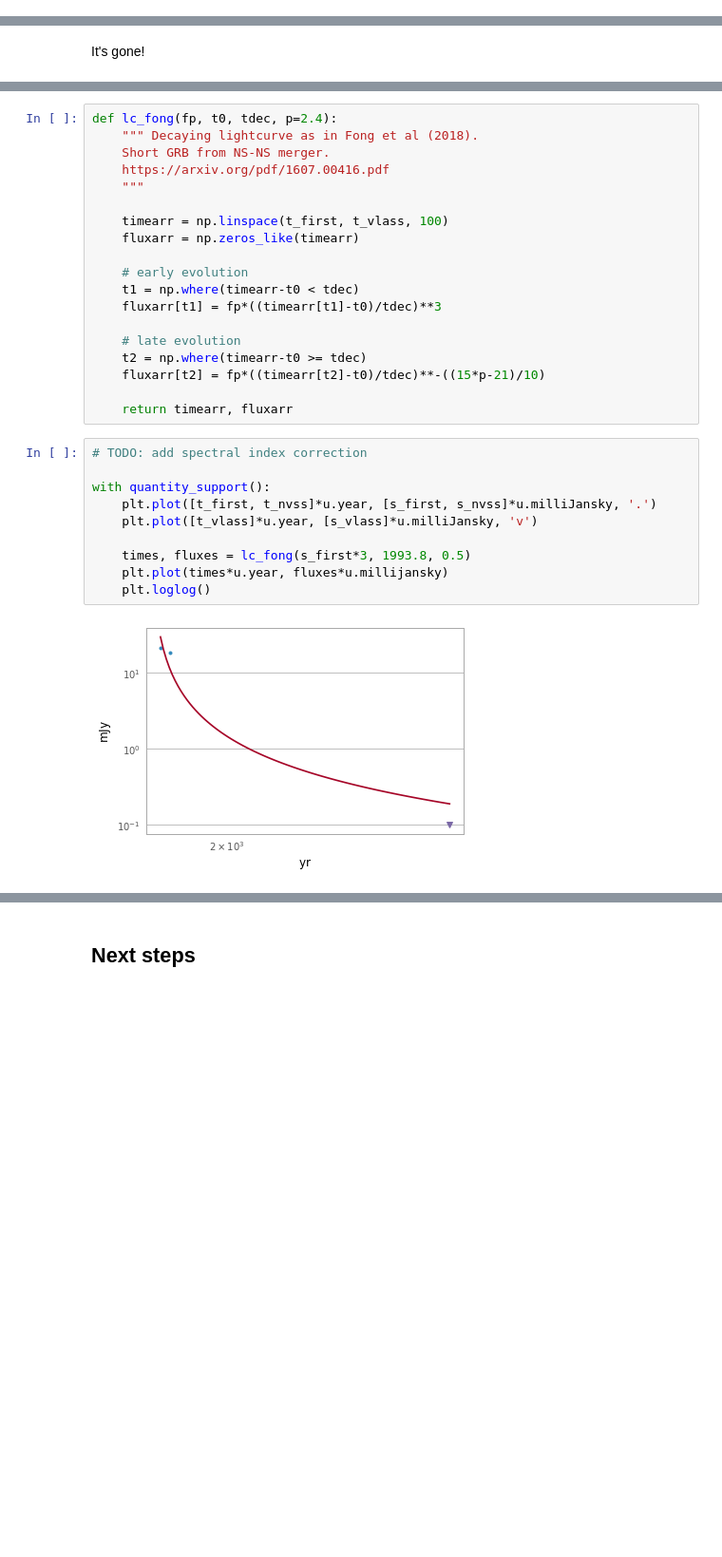
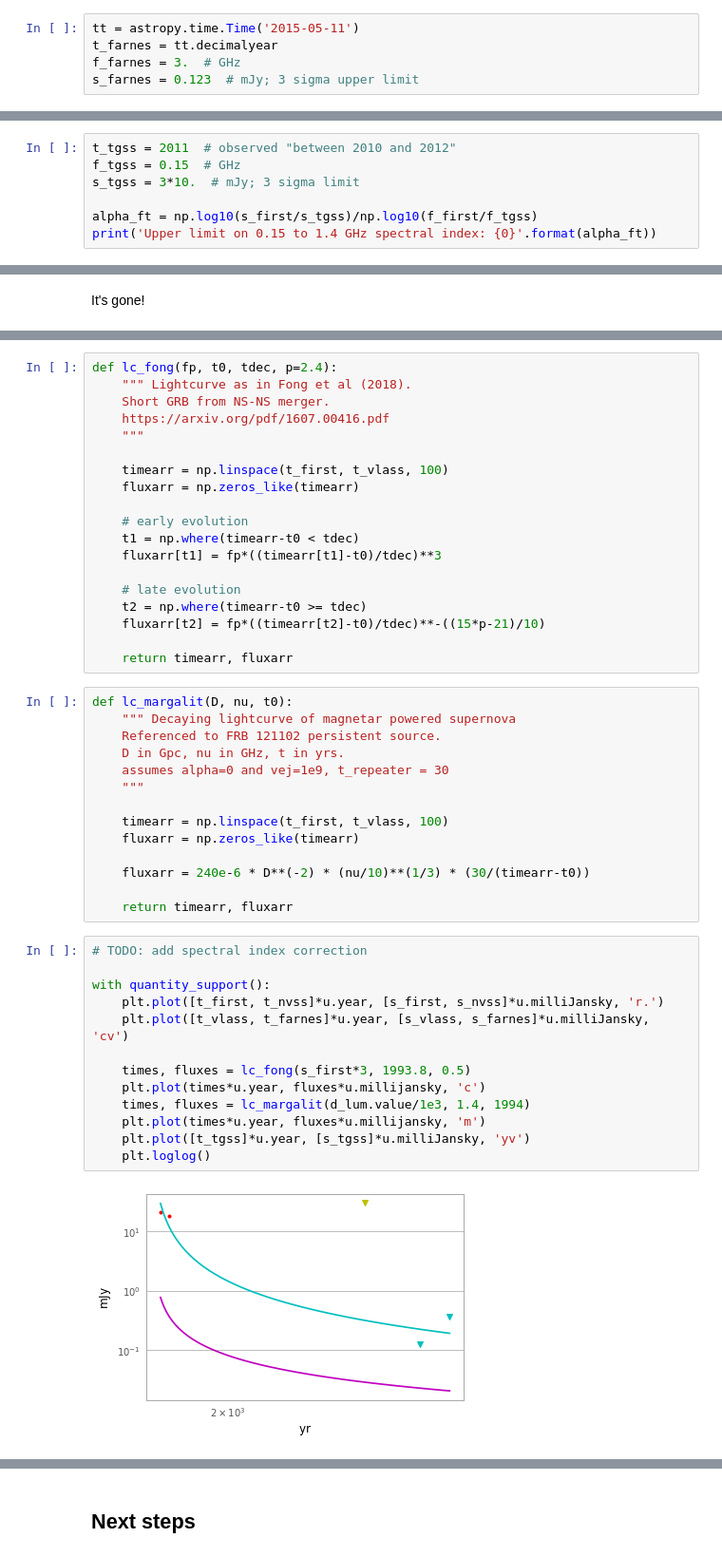
Before and after one commit to caseyjlaw/vlass_query, a Jupyter notebook: J141918.855+394036.03.ipynb, the cells around one changed output, grey strips where cells are left out. Shown at 95% size. Drawn from its saved outputs; the diff is of its cells as text; blank space fills up the shorter version.

Commit message:
better lightcurve and spectral plot. mock up of metzger plot. links to other vla obs to consider.

```diff
--- a/J141918.855+394036.03.ipynb
+++ b/J141918.855+394036.03.ipynb
@@ -58,3 +65,8 @@ f_vlass = 3.0
+# %%
+tt = astropy.time.Time('2015-05-11')
+t_farnes = tt.decimalyear
+f_farnes = 3.  # GHz
+s_farnes = 0.123  # mJy; 3 sigma upper limit
 # %% [markdown]
 #### Spectral index limit
 # %%
@@ -74,0 +81,7 @@ with quantity_support():
+# %%
+t_tgss = 2011  # observed "between 2010 and 2012"
+f_tgss = 0.15  # GHz
+s_tgss = 3*10.  # mJy; 3 sigma limit
+
+alpha_ft = np.log10(s_first/s_tgss)/np.log10(f_first/f_tgss)
+print('Upper limit on 0.15 to 1.4 GHz spectral index: {0}'.format(alpha_ft))
@@ -79,6 +125,6 @@ It's gone!
 # %%
 def lc_fong(fp, t0, tdec, p=2.4):
-    """ Decaying lightcurve as in Fong et al (2018).
+    """ Lightcurve as in Fong et al (2018).
     Short GRB from NS-NS merger.
     https://arxiv.org/pdf/1607.00416.pdf
     """
@@ -95,15 +141,32 @@ def lc_fong(fp, t0, tdec, p=2.4):
     fluxarr[t2] = fp*((timearr[t2]-t0)/tdec)**-((15*p-21)/10)
 
     return timearr, fluxarr
+# %%
+def lc_margalit(D, nu, t0):
+    """ Decaying lightcurve of magnetar powered supernova
+    Referenced to FRB 121102 persistent source.
+    D in Gpc, nu in GHz, t in yrs.
+    assumes alpha=0 and vej=1e9, t_repeater = 30
+    """
+
+    timearr = np.linspace(t_first, t_vlass, 100)
+    fluxarr = np.zeros_like(timearr)
+
+    fluxarr = 240e-6 * D**(-2) * (nu/10)**(1/3) * (30/(timearr-t0))
+
+    return timearr, fluxarr
 # %%
 # TODO: add spectral index correction
 
 with quantity_support():
-    plt.plot([t_first, t_nvss]*u.year, [s_first, s_nvss]*u.milliJansky, '.')
-    plt.plot([t_vlass]*u.year, [s_vlass]*u.milliJansky, 'v')
+    plt.plot([t_first, t_nvss]*u.year, [s_first, s_nvss]*u.milliJansky, 'r.')
+    plt.plot([t_vlass, t_farnes]*u.year, [s_vlass, s_farnes]*u.milliJansky, 'cv')
 
     times, fluxes = lc_fong(s_first*3, 1993.8, 0.5)
-    plt.plot(times*u.year, fluxes*u.millijansky)
+    plt.plot(times*u.year, fluxes*u.millijansky, 'c')
+    times, fluxes = lc_margalit(d_lum.value/1e3, 1.4, 1994)
+    plt.plot(times*u.year, fluxes*u.millijansky, 'm')
+    plt.plot([t_tgss]*u.year, [s_tgss]*u.milliJansky, 'yv')
     plt.loglog()
 # %% [output]
-[figure, old version]
+[figure, new version]
```
Also changed, not shown: parts of 20 cells of this notebook.
